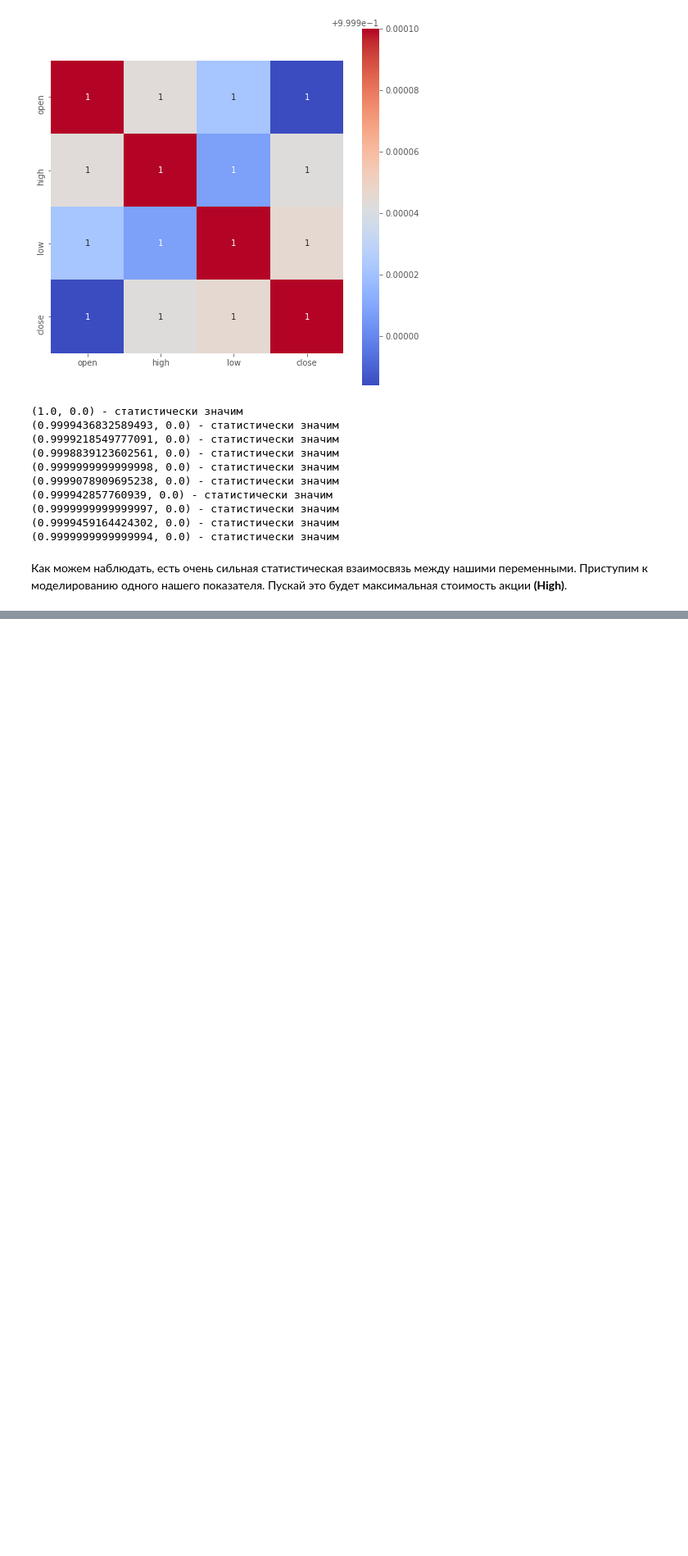
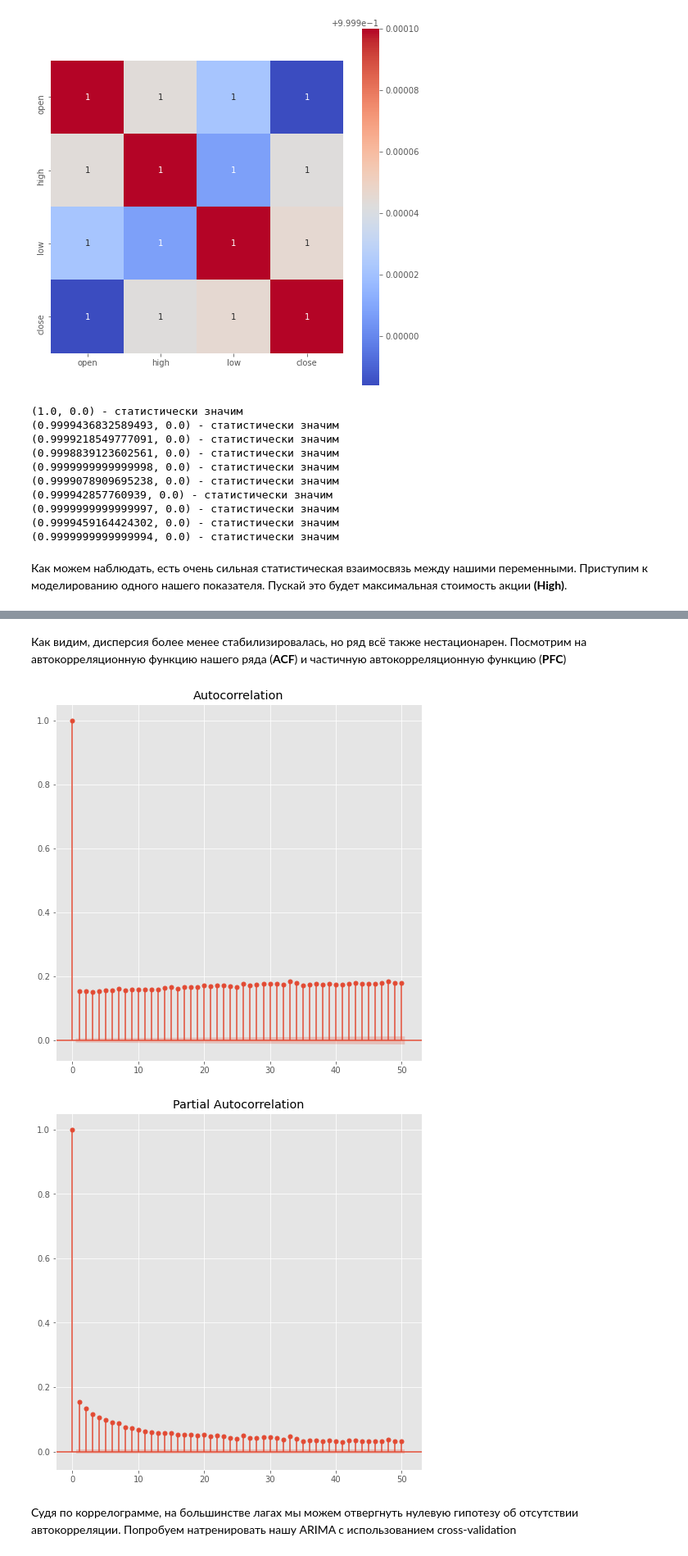
Before and after one commit to LuxAeterna311/DS-researches, a Jupyter notebook: Stocks analysis.ipynb, the cells around one changed output, grey strips where cells are left out. Shown: that part at 82% size. Saved outputs shown, nothing was run; the diff lists cells and outputs as text; code cells hidden in the pictures; blank space fills up the shorter version.

```diff
--- a/Stocks analysis.ipynb
+++ b/Stocks analysis.ipynb
@@ -415,0 +435,13 @@ price_df["high"].rolling(300).mean().plot(color = "blue")
+# %% [markdown]
+Как видим, дисперсия более менее стабилизировалась, но ряд всё также нестационарен. Посмотрим на автокорреляционную функцию нашего ряда (**ACF**) и частичную автокорреляционную функцию (**PFC**)
+# %%
+acf = sm.graphics.tsa.plot_acf(transformed_high.values)
+pacf = sm.graphics.tsa.plot_pacf(transformed_high.values)
+
+acf.show()
+pacf.show()
+# %% [output]
+[figure, added]
+[figure, added]
+# %% [markdown]
+Судя по коррелограмме, на большинстве лагах мы можем отвергнуть нулевую гипотезу об отсутствии автокорреляции. Попробуем натренировать нашу ARIMA c использованием cross-validation
```
Also changed, not shown: parts of 29 cells of this notebook.
